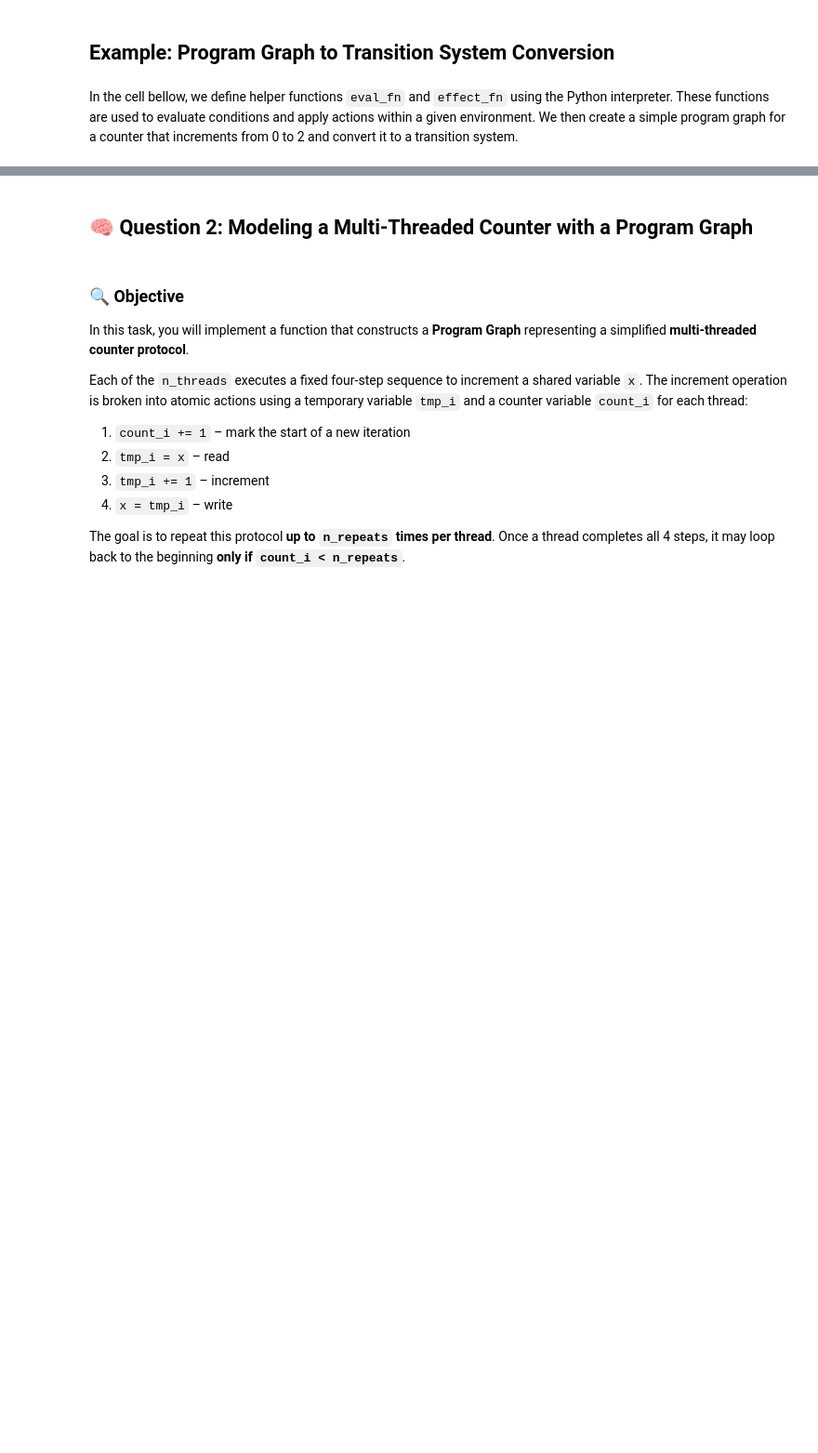
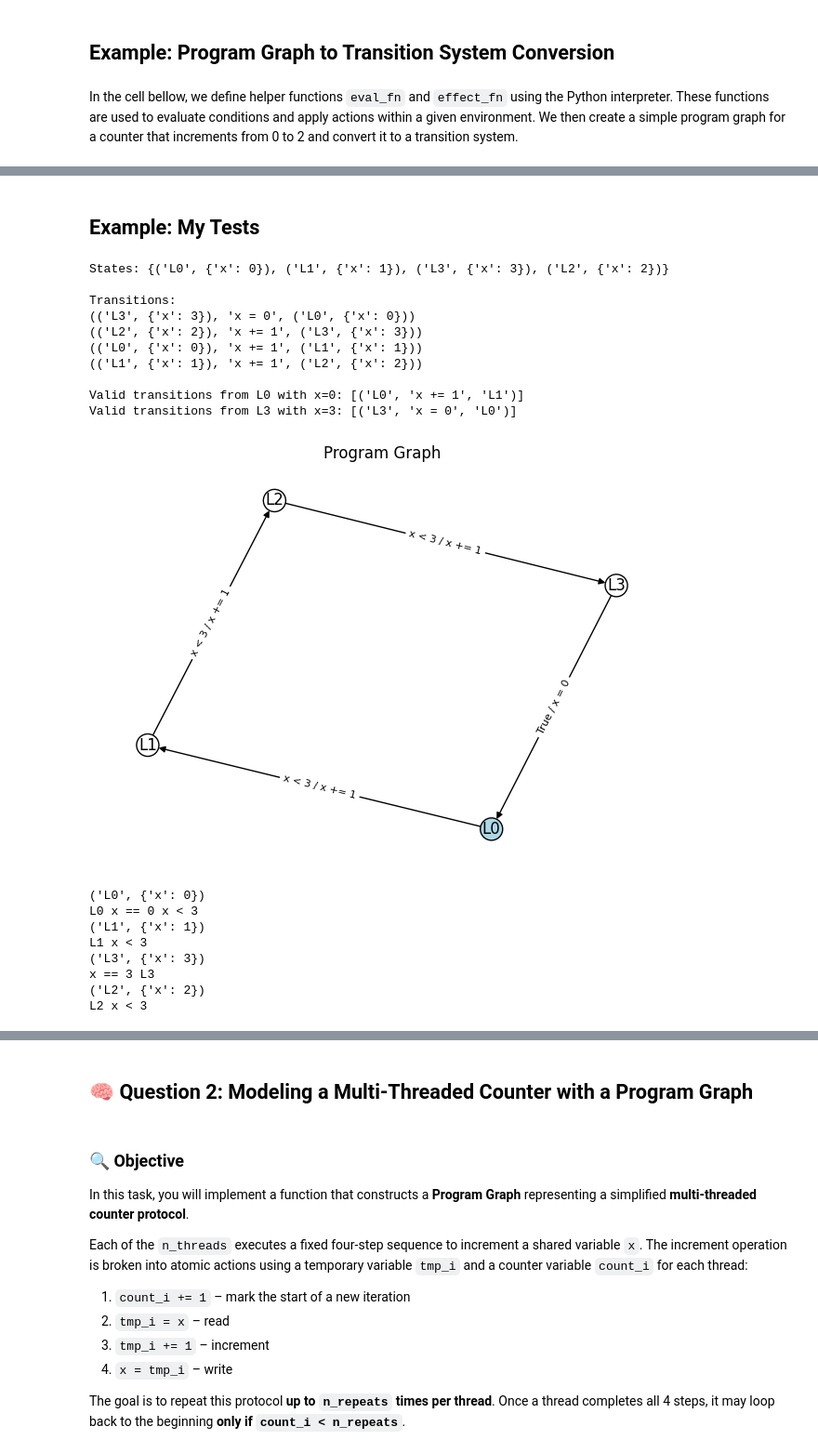
Before and after one commit to a1amit/Formal_Verification_HW2, a Jupyter notebook: HW2.ipynb, the cells around one changed output, grey strips where cells are left out. Shown: that part at 93% size. Drawn from its saved outputs; the diff is of its cells as text; code cells hidden in the pictures; blank space fills up the shorter version.

```diff
--- a/HW2.ipynb
+++ b/HW2.ipynb
@@ -746,0 +746,62 @@ Transitions:
+# %% [markdown]
+## Example: My Tests
+# %%
+# Program graph with a loop that counts from 0 to 3, then resets to 0
+loop_pg = ProgramGraph(
+    locations={'L0', 'L1', 'L2', 'L3'},
+    initial_locations={'L0'},
+    actions={'x += 1', 'x = 0'},
+    transitions={
+        ('L0', 'x < 3', 'x += 1', 'L1'),
+        ('L1', 'x < 3', 'x += 1', 'L2'),
+        ('L2', 'x < 3', 'x += 1', 'L3'),
+        ('L3', 'True', 'x = 0', 'L0')  # Reset back to L0
+    },
+    eval_fn=eval_fn,
+    effect_fn=effect_fn,
+    g0='x == 0'
+)
+
+# Convert to transition system and test
+loop_vars = {'x': {0, 1, 2, 3}}
+loop_labels = {'x < 3', 'x == 3', 'x == 0'}
+loop_ts = loop_pg.to_transition_system(loop_vars, loop_labels)
+
+# Print the states and transitions
+print("States:", loop_ts.S)
+print("\nTransitions:")
+for transition in loop_ts.Transitions:
+    print(transition)
+
+# Test valid_transitions
+env = {'x': 0}
+valid_from_L0 = loop_pg.valid_transitions('L0', env, 'x += 1')
+print("\nValid transitions from L0 with x=0:", valid_from_L0)
+
+env = {'x': 3}
+valid_from_L3 = loop_pg.valid_transitions('L3', env, 'x = 0')
+print("Valid transitions from L3 with x=3:", valid_from_L3)
+
+# Visualize
+loop_pg.plot()
+loop_ts.plot(title="Cyclic Program Graph Transition System")
+# %% [output]
+States: {('L0', {'x': 0}), ('L1', {'x': 1}), ('L3', {'x': 3}), ('L2', {'x': 2})}
+
+Transitions:
+(('L3', {'x': 3}), 'x = 0', ('L0', {'x': 0}))
+(('L2', {'x': 2}), 'x += 1', ('L3', {'x': 3}))
+(('L0', {'x': 0}), 'x += 1', ('L1', {'x': 1}))
+(('L1', {'x': 1}), 'x += 1', ('L2', {'x': 2}))
+
+Valid transitions from L0 with x=0: [('L0', 'x += 1', 'L1')]
+Valid transitions from L3 with x=3: [('L3', 'x = 0', 'L0')]
+[figure, added]
+('L0', {'x': 0})
+L0 x == 0 x < 3
+('L1', {'x': 1})
+L1 x < 3
+('L3', {'x': 3})
+x == 3 L3
+('L2', {'x': 2})
+L2 x < 3
```
Also changed, not shown: parts of 11 cells of this notebook, 2 other files.
